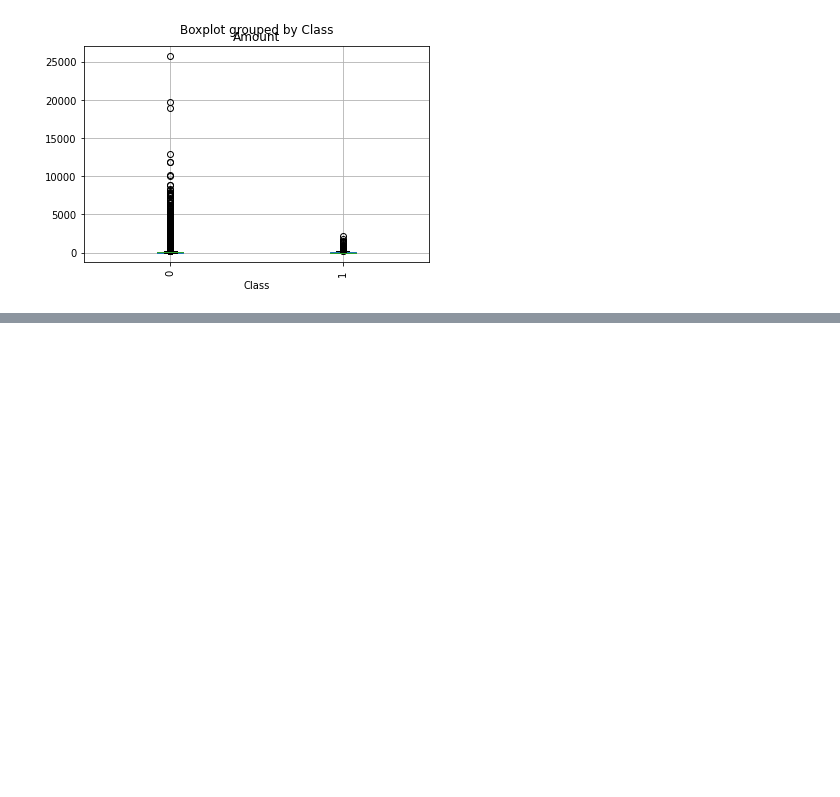
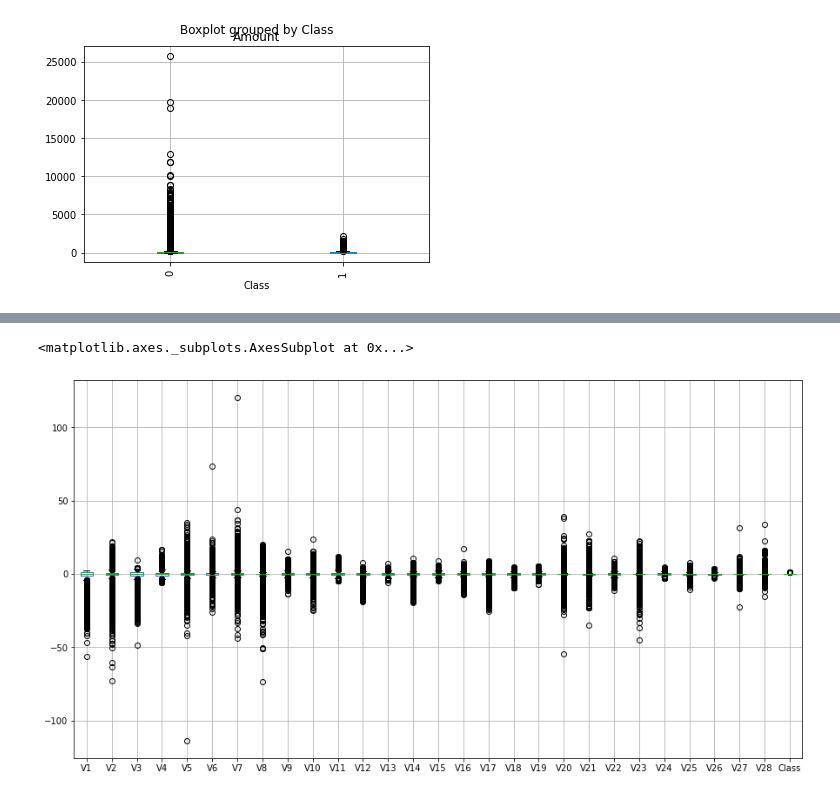
Before and after one commit to mselmasry/Dojo-Project2, a Jupyter notebook: Project02.ipynb, the cells around one changed output, grey strips where cells are left out. Saved outputs shown, nothing was run; the diff lists cells and outputs as text; code cells hidden in the pictures; blank space fills up the shorter version.

```diff
--- a/Project02.ipynb
+++ b/Project02.ipynb
@@ -410,0 +417,7 @@ Wall time: 75 ms
+# %%
+temp_df = cc_df.drop(columns=['Time','Amount'])
+plt.figure(figsize=(15,8))
+temp_df.boxplot()
+# %% [output]
+<matplotlib.axes._subplots.AxesSubplot at 0x...>
+[figure, added]
```
Also changed, not shown: parts of 1 cell of this notebook.
